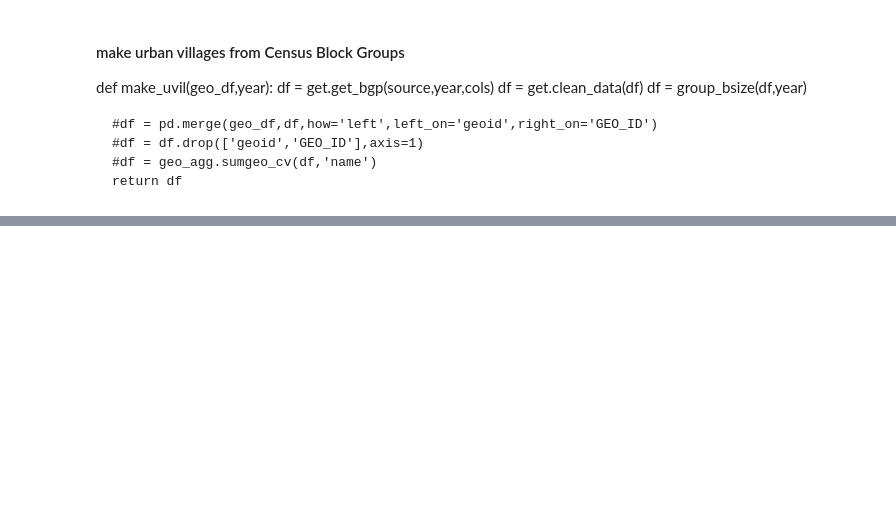
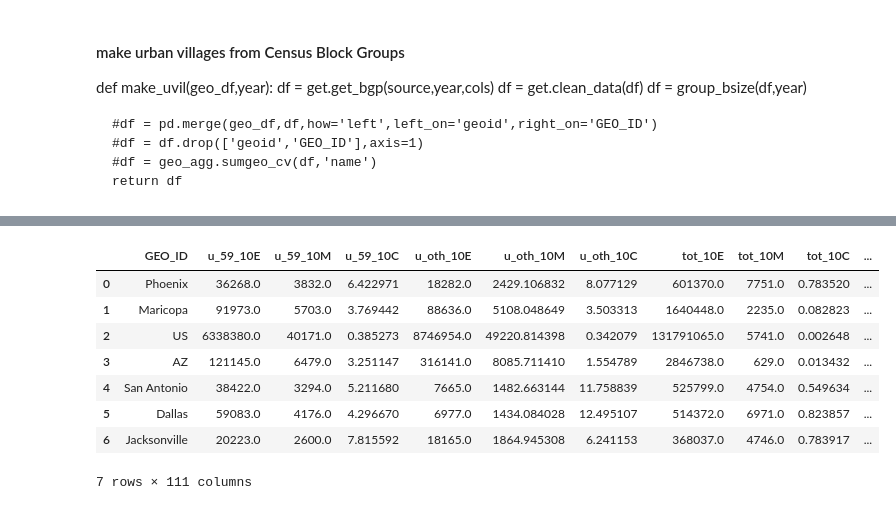
Before and after one commit to daragoldberg/phx, a Jupyter notebook: notebooks/ACS_Hou_BSize.ipynb, the cells around one changed output, grey strips where cells are left out. Drawn from its saved outputs; the diff is of its cells as text; code cells hidden in the pictures; blank space fills up the shorter version.

```diff
--- a/notebooks/ACS_Hou_BSize.ipynb
+++ b/notebooks/ACS_Hou_BSize.ipynb
@@ -103,0 +99,21 @@ usY1
+# %%
+big = pd.merge(geo_y0_1y,geo_y1_1y,how='left',on='GEO_ID')
+big = calc.calc_change(big,y0_1,y1,change_vars)
+# %%
+rename_geos = {'0455000':'Phoenix', '04013':'Maricopa', '0100000US':'US', '0400000US04':'AZ',\
+               '0473000':'Tempe','0465000':'Scottsdale', '0427820':'Glendale',\
+               '4865000':'San Antonio', '4819000':'Dallas', '1235000':'Jacksonville'}
+# %%
+big['GEO_ID'] = big.GEO_ID.map(rename_geos)
+# %%
+big
+# %% [output]
+|  | GEO_ID | u_59_10E | u_59_10M | u_59_10C | u_oth_10E | u_oth_10M | u_oth_10C | tot_10E | tot_10M | tot_10C | ... |
+| 0 | Phoenix | 36268.0 | 3832.0 | 6.422971 | 18282.0 | 2429.106832 | 8.077129 | 601370.0 | 7751.0 | 0.783520 | ... |
+| 1 | Maricopa | 91973.0 | 5703.0 | 3.769442 | 88636.0 | 5108.048649 | 3.503313 | 1640448.0 | 2235.0 | 0.082823 | ... |
+| 2 | US | 6338380.0 | 40171.0 | 0.385273 | 8746954.0 | 49220.814398 | 0.342079 | 131791065.0 | 5741.0 | 0.002648 | ... |
+| 3 | AZ | 121145.0 | 6479.0 | 3.251147 | 316141.0 | 8085.711410 | 1.554789 | 2846738.0 | 629.0 | 0.013432 | ... |
+| 4 | San Antonio | 38422.0 | 3294.0 | 5.211680 | 7665.0 | 1482.663144 | 11.758839 | 525799.0 | 4754.0 | 0.549634 | ... |
+| 5 | Dallas | 59083.0 | 4176.0 | 4.296670 | 6977.0 | 1434.084028 | 12.495107 | 514372.0 | 6971.0 | 0.823857 | ... |
+| 6 | Jacksonville | 20223.0 | 2600.0 | 7.815592 | 18165.0 | 1864.945308 | 6.241153 | 368037.0 | 4746.0 | 0.783917 | ... |
+7 rows × 111 columns
```
Also changed, not shown: parts of 20 cells of this notebook, 5 other files.
